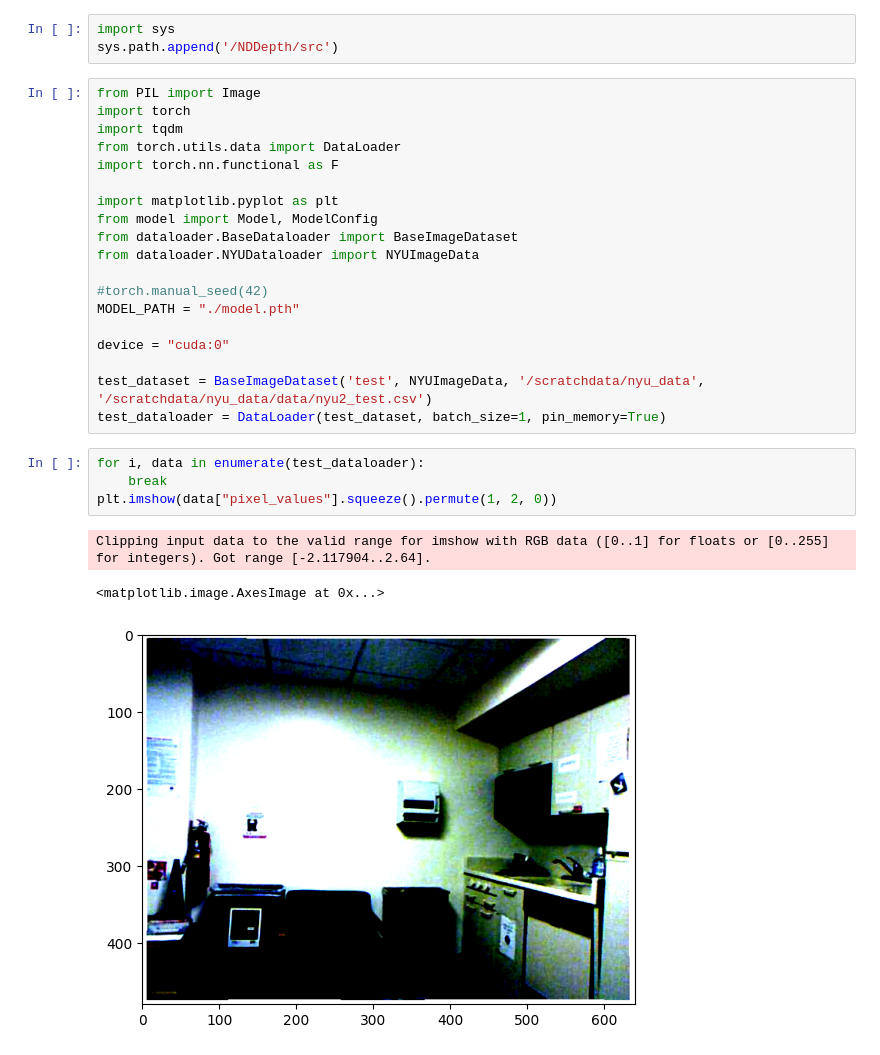
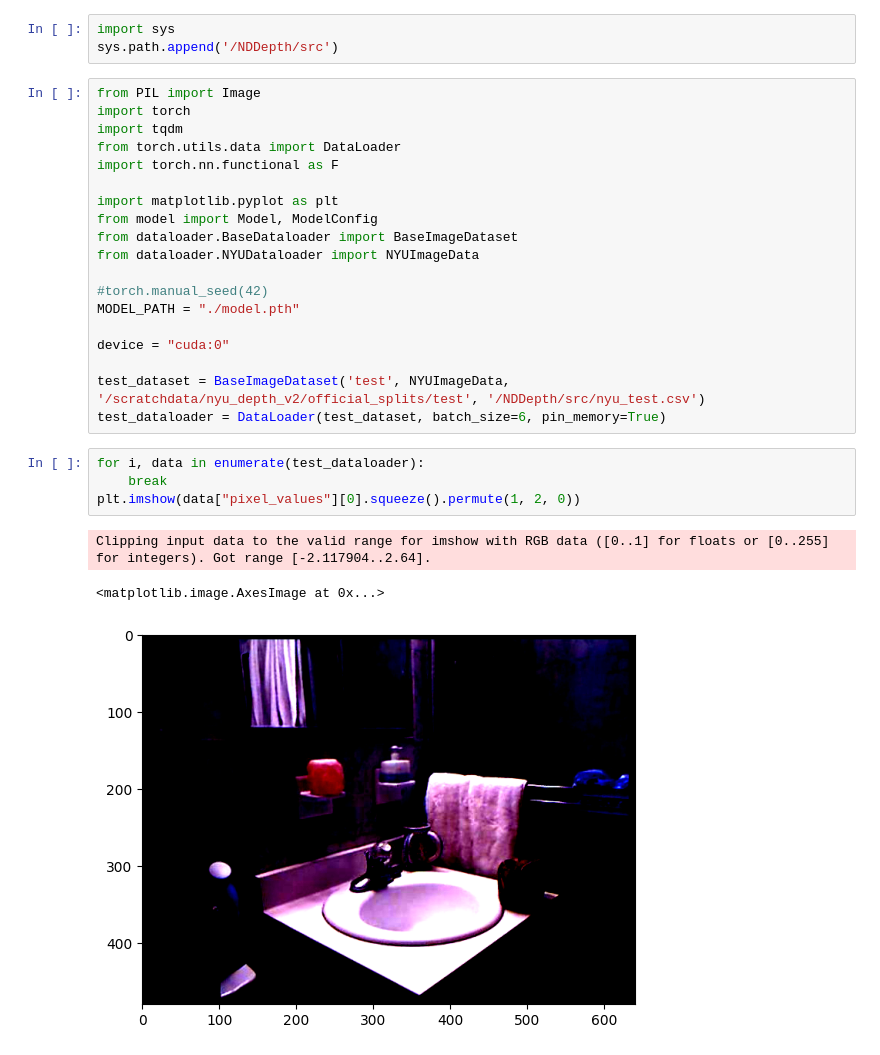
Before and after one commit to tauzn-clock/NDDepth, a Jupyter notebook: src/test.ipynb, the cells around one changed output. Cells and saved outputs as stored; diff of their text form.

```diff
--- a/src/test.ipynb
+++ b/src/test.ipynb
@@ -18,13 +18,13 @@ MODEL_PATH = "./model.pth"
 
 device = "cuda:0"
 
-test_dataset = BaseImageDataset('test', NYUImageData, '/scratchdata/nyu_data', '/scratchdata/nyu_data/data/nyu2_test.csv')
-test_dataloader = DataLoader(test_dataset, batch_size=1, pin_memory=True)
+test_dataset = BaseImageDataset('test', NYUImageData, '/scratchdata/nyu_depth_v2/official_splits/test', '/NDDepth/src/nyu_test.csv')
+test_dataloader = DataLoader(test_dataset, batch_size=6, pin_memory=True)
 # %%
 for i, data in enumerate(test_dataloader):
     break
-plt.imshow(data["pixel_values"].squeeze().permute(1, 2, 0))
+plt.imshow(data["pixel_values"][0].squeeze().permute(1, 2, 0))
 # %% [output]
 Clipping input data to the valid range for imshow with RGB data ([0..1] for floats or [0..255] for integers). Got range [-2.117904..2.64].
 <matplotlib.image.AxesImage at 0x...>
-[figure, old version]
+[figure, new version]
```
Also changed, not shown: parts of 4 cells of this notebook, 3 other files.
